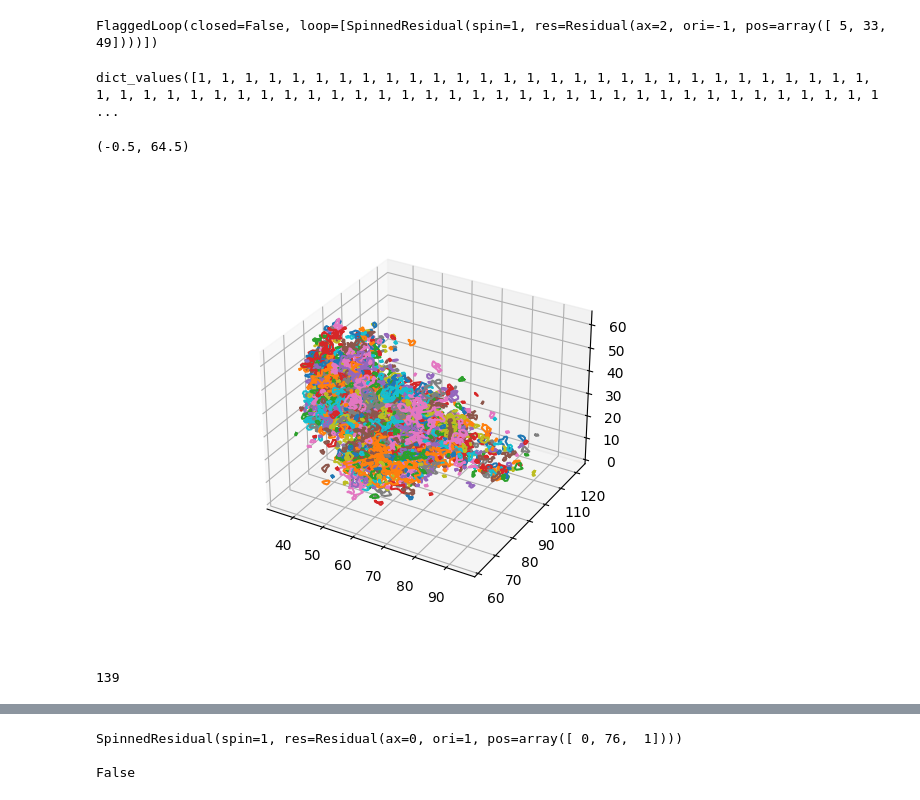
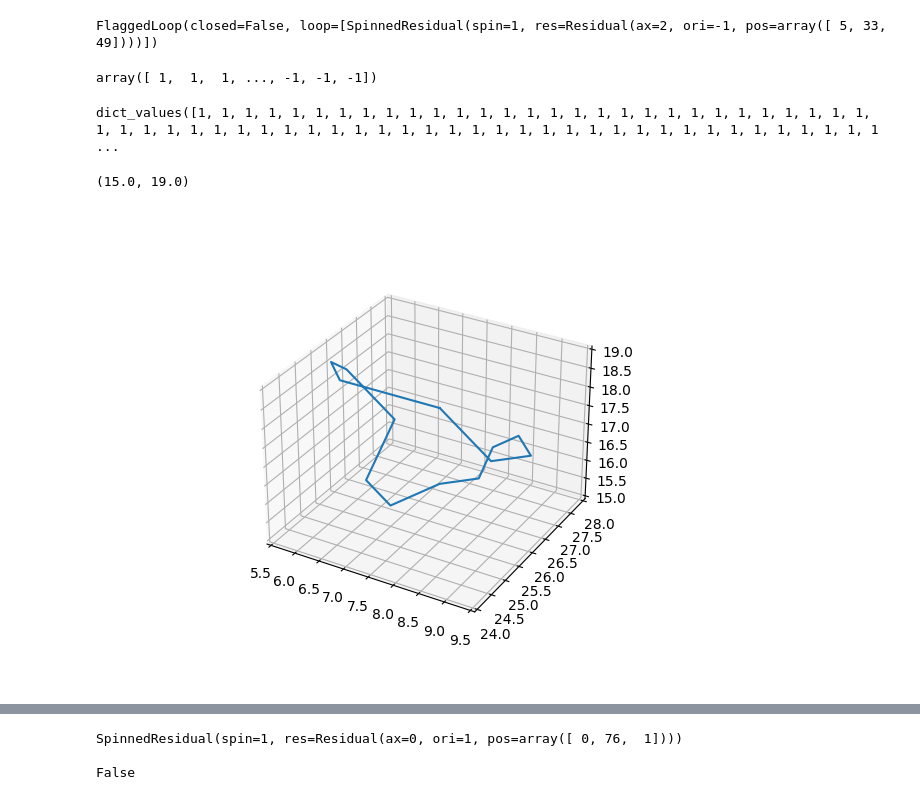
Before and after one commit to Mehdi5578/3DPU_Plateau_Problem, a Jupyter notebook: solution.ipynb, the cells around one changed output, grey strips where cells are left out. Cells and saved outputs as stored; diff of their text form; code cells hidden in the pictures.

```diff
--- a/solution.ipynb
+++ b/solution.ipynb
@@ -299,8 +270,10 @@ search_loop(pos,shape,marker1)
 # %% [output]
 FlaggedLoop(closed=False, loop=[SpinnedResidual(spin=1, res=Residual(ax=2, ori=-1, pos=array([ 5, 33, 49])))])
 # %%
-l =np.array([len(loop.loop) for loop in loops])
-max = np.argmax(l)
+# l =np.array([len(loop.loop) for loop in loops])
+l
+# %% [output]
+array([ 1,  1,  1, ..., -1, -1, -1])
 # %%
 def next_residual(curr: SpinnedResidual, marker: ResidualMarker, reverse: bool = False, shuffle: bool = True):
     # List of potential neighbors.
@@ -354,8 +327,8 @@ ax.set_aspect('equal')
 X = []
 Y = []
 Z = []
-for loop in loops:
-    if loop.closed:
+for loop in loops[92:92+1]:
+    if True:
         lasso_positions = []
         for r in loop.loop:
             pos = [r.res.ax] + list(r.res.pos)
@@ -363,38 +336,32 @@ for loop in loops:
                 new_pos = [pos[1]+0.5,pos[2] + 0.5,pos[3]]
             elif pos[0] == 1:
                 new_pos = [pos[1]+0.5,pos[2],pos[3]+0.5]
             elif pos[0] == 0:
                 new_pos = [pos[1],pos[2] + 0.5,pos[3]+0.5]
 
             lasso_positions.append(new_pos)
         xs = [pos[0] for pos in lasso_positions]
         ys = [pos[1] for pos in lasso_positions]
         zs = [pos[2] for pos in lasso_positions]
         xs = xs
         ys = ys
         zs = zs
         ax.plot(xs,ys,zs)
         Z = Z + zs
         X = X + xs
         Y = Y + ys
 
 X = np.array(X)
 Y = np.array(Y)
 Z = np.array(Z)
 max_range = np.array([X.max()-X.min(), Y.max()-Y.min(), Z.max()-Z.min()]).max() / 2.0
 
 mid_x = (X.max()+X.min()) * 0.5
 mid_y = (Y.max()+Y.min()) * 0.5
 mid_z = (Z.max()+Z.min()) * 0.5
 ax.set_xlim(mid_x - max_range, mid_x + max_range)
 ax.set_ylim(mid_y - max_range, mid_y + max_range)
 ax.set_zlim(mid_z - max_range, mid_z + max_range)
 # %% [output]
-(-0.5, 64.5)
+(15.0, 19.0)
-[figure, old version]
+[figure, new version]
-# %%
-d = [len(l.loop) for l in loops]
-d  = np.array(d)
-np.argmax(d)
-# %% [output]
-139
```
Also changed, not shown: parts of 27 cells of this notebook, 1 other file.
